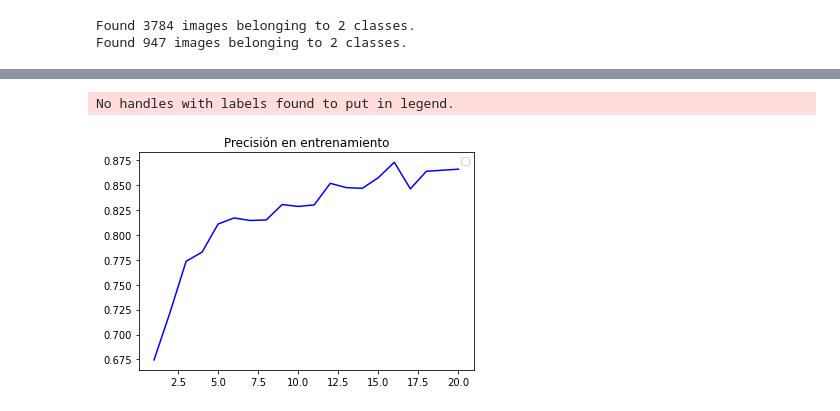
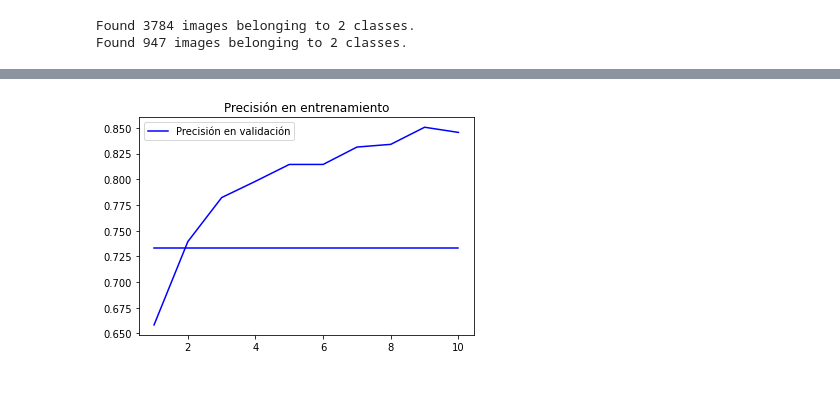
Before and after one commit to Popou123/Trabajo-Jaime-Rodriguez-Albuin, a Jupyter notebook: TFG.ipynb, the cells around one changed output, grey strips where cells are left out. Drawn from its saved outputs; the diff is of its cells as text; code cells hidden in the pictures.

```diff
--- a/TFG.ipynb
+++ b/TFG.ipynb
@@ -406,15 +419,15 @@ model.save('/content/gdrive/My Drive/primer_red.h5')
 #Mostraremos unas gráficas que muestren cómo han evolucionado tanto el valor de pérdida como la precisión:
 from matplotlib import pyplot
 
-prec = historial.history['acc']
-validacion_prec = historial.history['val_acc']
-perdida = historial.history['loss']
-validacion_perdida = historial.history['val_loss']
-print(prec)
+prec = list(historial['acc'].values())
+validacion_prec = list(historial['val_acc'].values())
+perdida = list(historial['loss'].values())
+validacion_perdida = list(historial['val_loss'].values())
+
 n_epochs = range(1, len(prec) + 1)
 
 pyplot.plot(n_epochs, prec, 'b', label='Precisión en entrenamiento')
-pyplot.plot(n_epochs, validacion_prec, 'bo', label='Precisión en validación')
+pyplot.plot(n_epochs, validacion_prec, 'r', label='Precisión en validación')
 pyplot.title('Precisión en entrenamiento y validación')
 pyplot.legend()
 pyplot.show()
@@ -496,19 +519,16 @@ for i in range(pasos):
 # %%
 from matplotlib import pyplot
-#Copiamos el
-prec = historial_test_prec
-loss = historial_test_loss
+import pandas as pd
 
-prec.insert(0,0.5)
-prec.append(1)
+historial_test = pd.read_csv('/content/gdrive/My Drive/historial_modelo_1_test.csv').to_dict()
+historial_test_prec = list(historial_test['acc'].values())
+historial_test_loss = list(historial_test['loss'].values())
 
-loss.insert(0,0)
-loss.append(0.5)
 
-n_pasos = range(1, len(prec) + 1)
+n_pasos = range(1, len(historial_test_prec) + 1)
 
-pyplot.plot(n_pasos, prec, 'b', label='Precisión')
-pyplot.plot(n_pasos, loss, 'r', label='Pérdida')
+pyplot.plot(n_pasos, historial_test_prec, 'b', label='Precisión')
+pyplot.plot(n_pasos, historial_test_loss, 'r', label='Pérdida')
 pyplot.title('Valores de precisión y pérdida durante el test')
 pyplot.legend()
 pyplot.show()
@@ -634,19 +656,22 @@ Epoch 20/20
 # %%
 from matplotlib import pyplot
-prec2 = historial2.history['acc']
-#validacion_prec2 = historial2.history['val_acc']
-perdida2 = historial2.history['loss']
-#validacion_perdida2 = historial2.history['val_loss']
-n_epochs2 = range(1, len(prec2) + 1)
+import pandas as pd
+historial2 = pd.read_csv('/content/gdrive/My Drive/historial_modelo_2.csv').to_dict()
+
+prec2 = list(historial2['acc'].values())
+validacion_prec2 = list(historial2['val_acc'].values())
+perdida2 = list(historial2['loss'].values())
+validacion_perdida2 = list(historial2['val_loss'].values())
+
+n_epochs2 = range(1, len(prec) + 1)
 
 pyplot.plot(n_epochs2, prec2, 'b')
-#pyplot.plot(n_epochs2, validacion_prec2, 'b', label='Precisión en validación')
+pyplot.plot(n_epochs2, validacion_prec2, 'b', label='Precisión en validación')
 pyplot.title('Precisión en entrenamiento')
 pyplot.legend()
 pyplot.show()
 # %% [output]
-No handles with labels found to put in legend.
-[figure, old version]
+[figure, new version]
 # %%
 pyplot.plot(n_epochs2, perdida2, 'b')
 #pyplot.plot(n_epochs2, val_loss2, 'b', label='Pérdida en validación')
```
Also changed, not shown: parts of 42 cells of this notebook.
